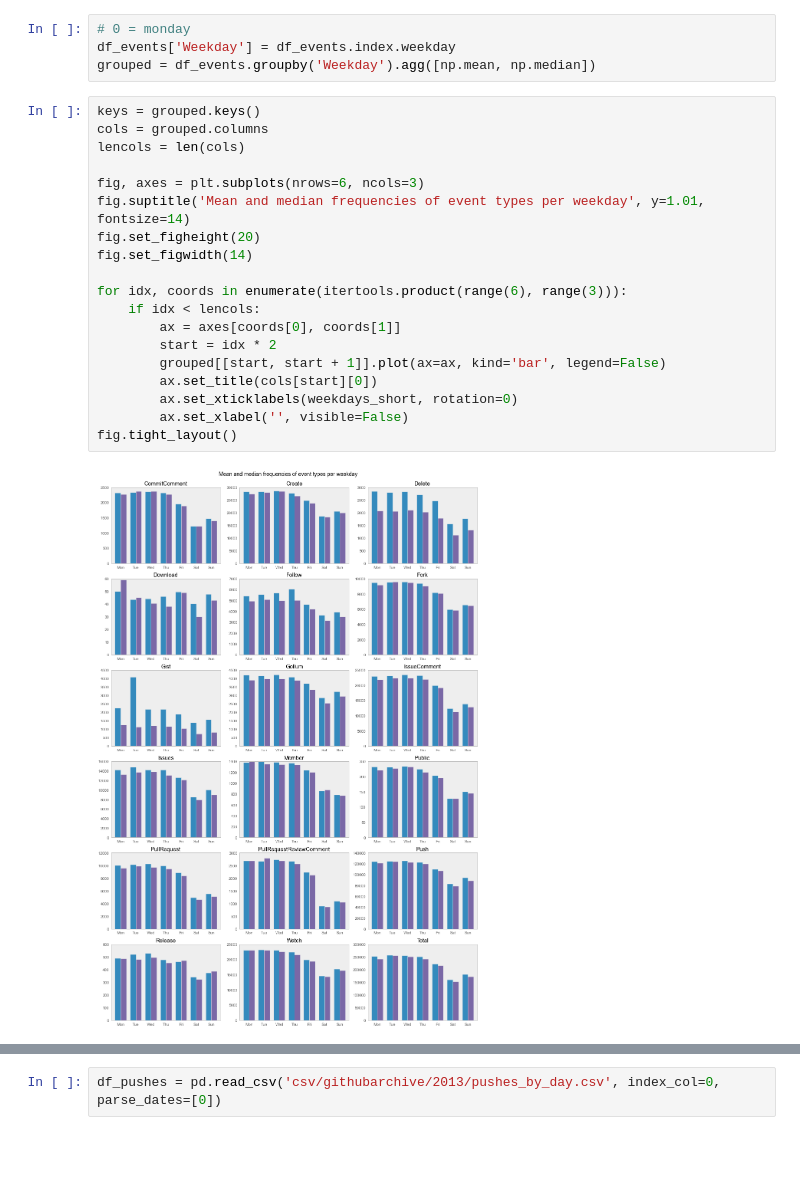
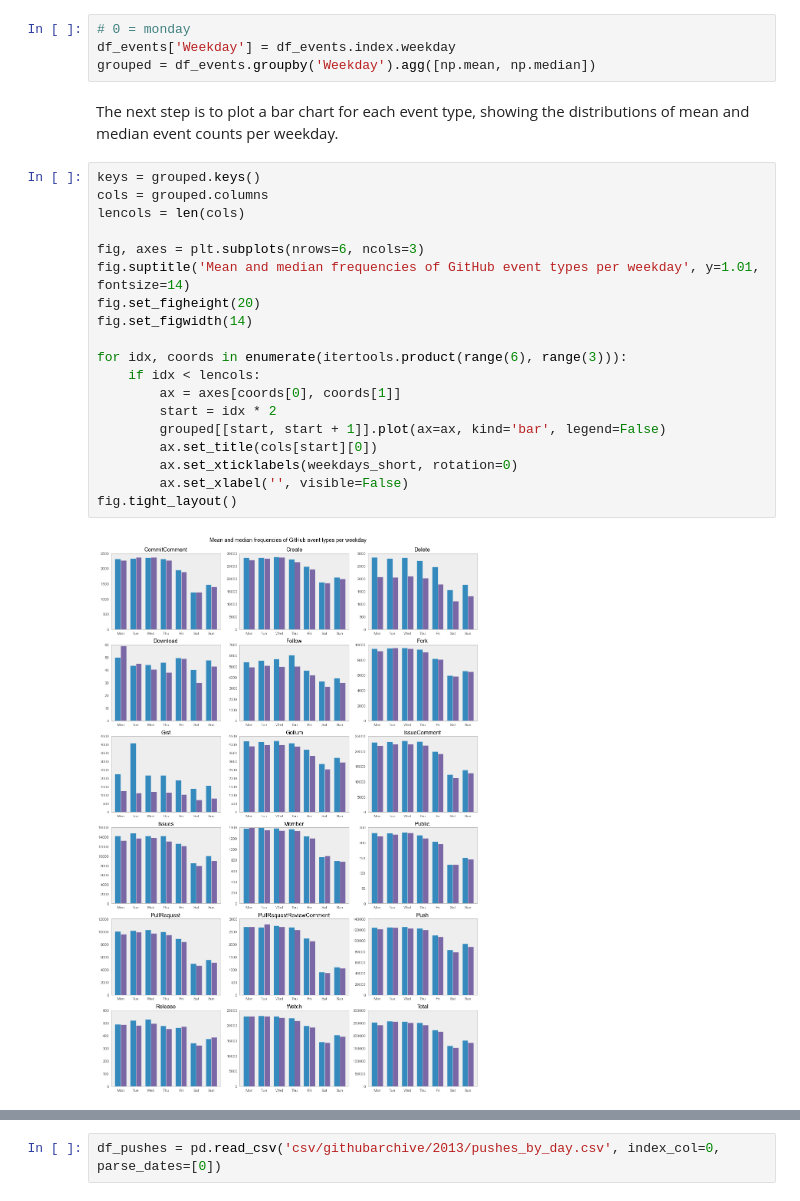
Before and after one commit to yaph/ipython-notebooks, a Jupyter notebook: GitHub Archive 2013 Event Types.ipynb, the cells around one changed output, grey strips where cells are left out. Cells and saved outputs as stored; diff of their text form; blank space fills up the shorter version.

```diff
--- a/GitHub Archive 2013 Event Types.ipynb
+++ b/GitHub Archive 2013 Event Types.ipynb
@@ -64,24 +112,26 @@ The events `DataFrame` does not allow us to dig deeper, to see what might have c
 # 0 = monday
 df_events['Weekday'] = df_events.index.weekday
 grouped = df_events.groupby('Weekday').agg([np.mean, np.median])
+# %% [markdown]
+The next step is to plot a bar chart for each event type, showing the distributions of mean and median event counts per weekday.
 # %%
 keys = grouped.keys()
 cols = grouped.columns
 lencols = len(cols)
 
 fig, axes = plt.subplots(nrows=6, ncols=3)
-fig.suptitle('Mean and median frequencies of event types per weekday', y=1.01, fontsize=14)
+fig.suptitle('Mean and median frequencies of GitHub event types per weekday', y=1.01, fontsize=14)
 fig.set_figheight(20)
 fig.set_figwidth(14)
 
 for idx, coords in enumerate(itertools.product(range(6), range(3))):
     if idx < lencols:
         ax = axes[coords[0], coords[1]]
         start = idx * 2
         grouped[[start, start + 1]].plot(ax=ax, kind='bar', legend=False)
         ax.set_title(cols[start][0])
         ax.set_xticklabels(weekdays_short, rotation=0)
         ax.set_xlabel('', visible=False)
 fig.tight_layout()
 # %% [output]
-[figure, old version]
+[figure, new version]
```
Also changed, not shown: parts of 28 cells of this notebook, 3 other files.
